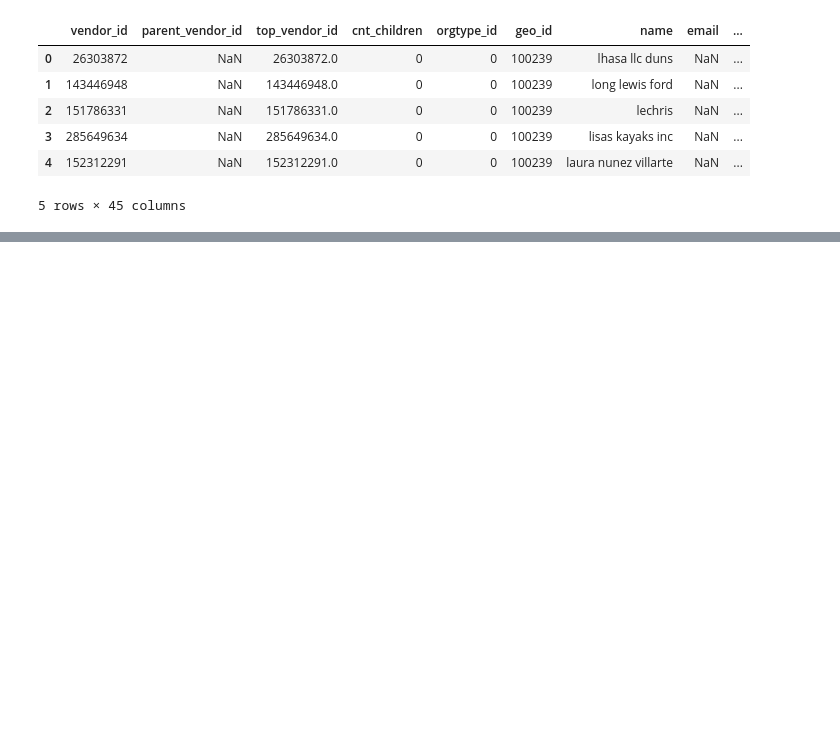
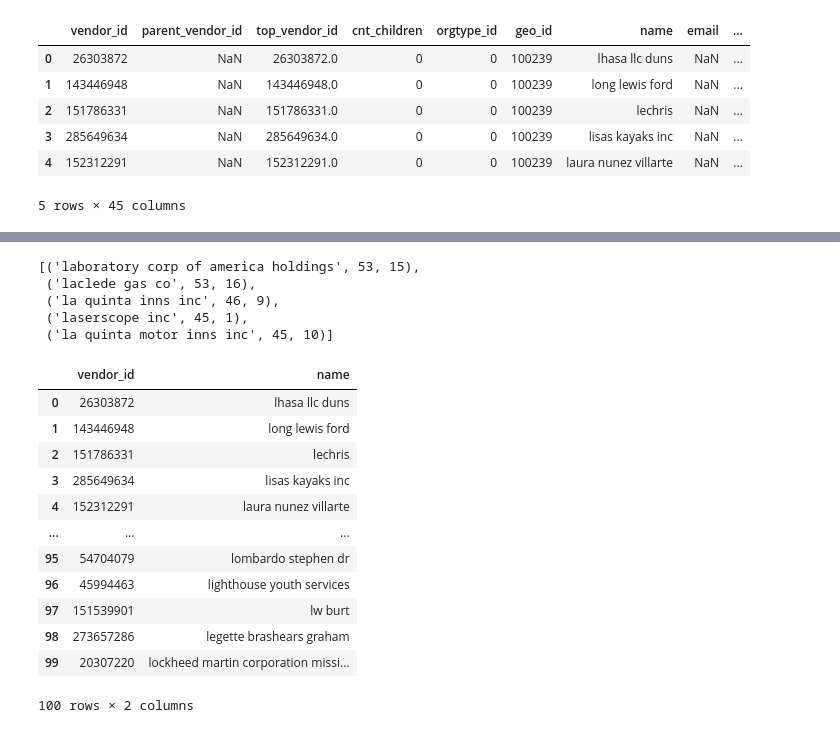
Before and after one commit to jeffersonzaki/Govini, a Jupyter notebook: Untitled.ipynb, the cells around one changed output, grey strips where cells are left out. Saved outputs shown, nothing was run; the diff lists cells and outputs as text; code cells hidden in the pictures; blank space fills up the shorter version.

```diff
--- a/Untitled.ipynb
+++ b/Untitled.ipynb
@@ -502,5 +502,3 @@ country_y              object
 continent              object
 country_iso2           object
 dtype: object
-# %%
-a_company_all["name"] = [names.lower() for names in a_company_all["name"]]
@@ -542,0 +528,3 @@ from fuzzywuzzy import process
+# %%
+# Separting rows to name and vendor id
+a_company_name_id = a_company_all[["vendor_id", "name"]]
@@ -542,0 +644,24 @@ from fuzzywuzzy import process
+# %%
+ratio
+# %% [output]
+[('laboratory corp of america holdings', 53, 15),
+ ('laclede gas co', 53, 16),
+ ('la quinta inns inc', 46, 9),
+ ('laserscope inc', 45, 1),
+ ('la quinta motor inns inc', 45, 10)]
+# %%
+a_company_name_id.head(100)
+# %% [output]
+|  | vendor_id | name |
+| 0 | 26303872 | lhasa llc duns |
+| 1 | 143446948 | long lewis ford |
+| 2 | 151786331 | lechris |
+| 3 | 285649634 | lisas kayaks inc |
+| 4 | 152312291 | laura nunez villarte |
+| ... | ... | ... |
+| 95 | 54704079 | lombardo stephen dr |
+| 96 | 45994463 | lighthouse youth services |
+| 97 | 151539901 | lw burt |
+| 98 | 273657286 | legette brashears graham |
+| 99 | 20307220 | lockheed martin corporation missi... |
+100 rows × 2 columns
```
Also changed, not shown: parts of 23 cells of this notebook.
